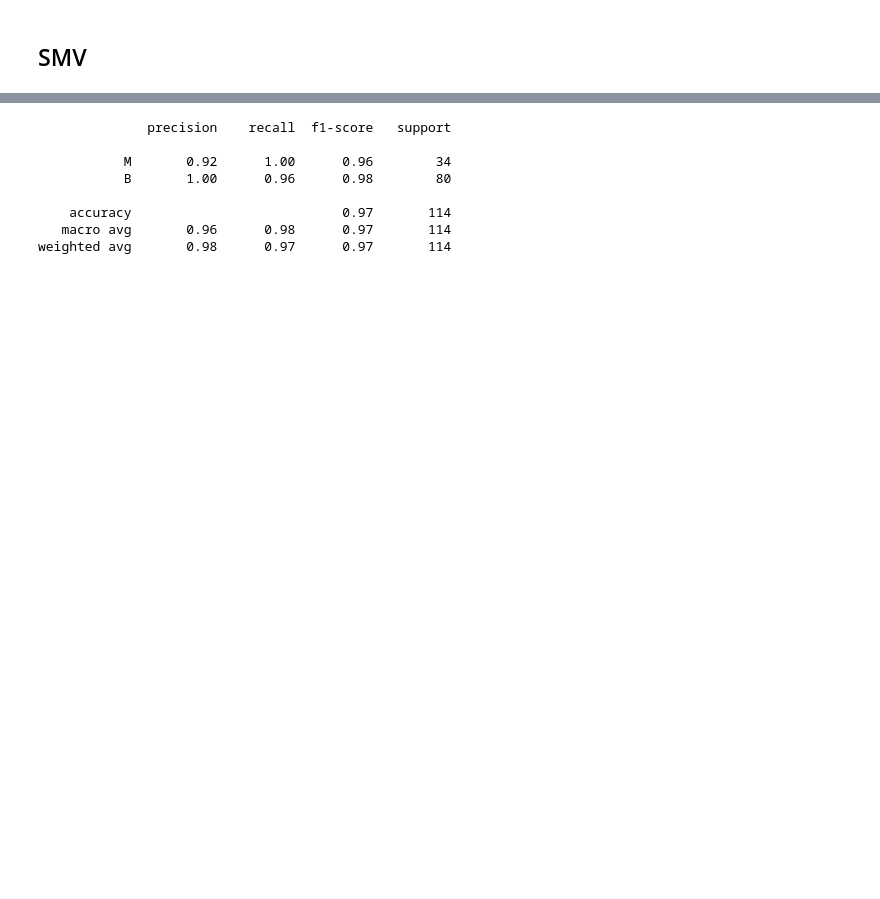
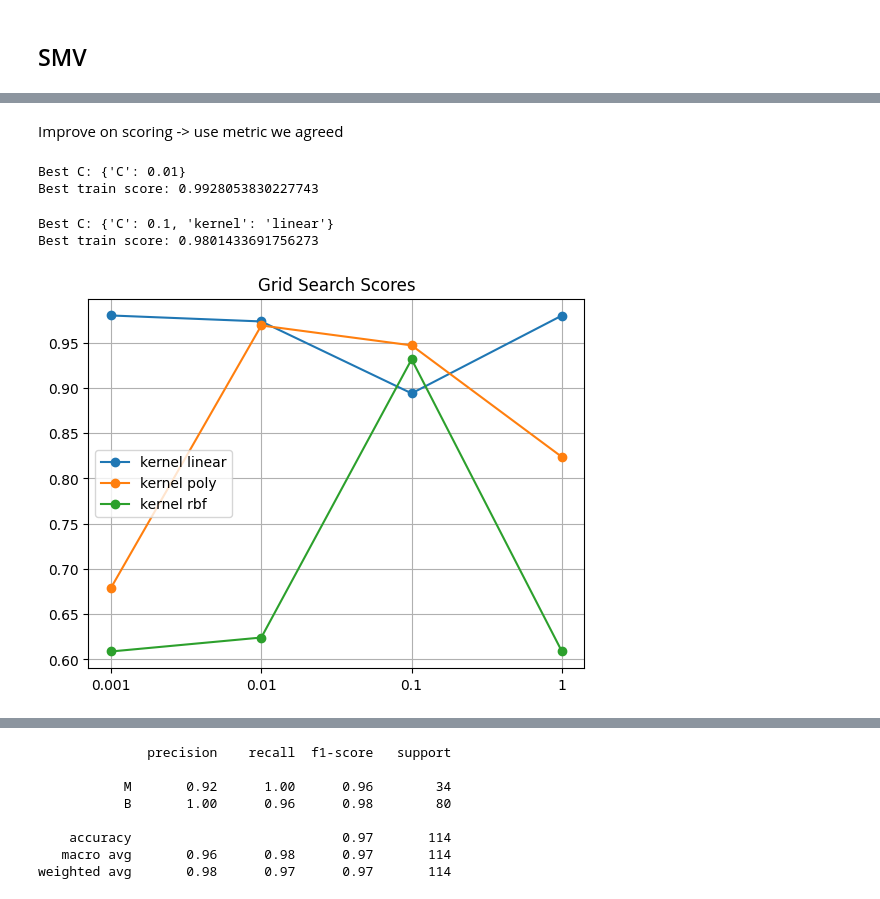
Before and after one commit to a-matson/DST_ASS1, a Jupyter notebook: report.ipynb, the cells around one changed output, grey strips where cells are left out. Cells and saved outputs as stored; diff of their text form; code cells hidden in the pictures; blank space fills up the shorter version.

```diff
--- a/report.ipynb
+++ b/report.ipynb
@@ -204,0 +249,6 @@ explain why we do SVC
+# %%
+lin_svc = LinearSVC()
+grid_svc = GridSearchCV(lin_svc, {'C':[1, .1, .01, .001]}, cv=4) # GridSearchCV rely on an internal scoring strategy
+grid_svc.fit(X_train_scaled, y_train.values.ravel())
+print("Best C:", grid_svc.best_params_)
+print("Best train score:", grid_svc.best_score_)
@@ -204,0 +260,7 @@ explain why we do SVC
+# %%
+params_svc = {
+    'C': [1, .1, .01, .001],
+    'kernel': ['linear', 'poly', 'rbf']
+}
+# %% [markdown]
+Improve on scoring -> use metric we agreed
@@ -204,0 +293,41 @@ explain why we do SVC
+# %%
+lin_svc = LinearSVC()
+grid_svc = GridSearchCV(lin_svc, {'C':[1, .1, .01, .001]}, cv=4, scoring='recall', return_train_score=True)
+grid_svc.fit(X_train_scaled, y_train.values.ravel())
+print("Best C:", grid_svc.best_params_)
+print("Best train score:", grid_svc.best_score_)
+# %% [output]
+Best C: {'C': 0.01}
+Best train score: 0.9928053830227743
+# %%
+def gridSearch(scoring):
+  grid_svc = GridSearchCV(SVC(), params_svc, scoring=scoring, cv=15)
+  grid_svc.fit(X_train_scaled, y_train.values.ravel())
+  print("Best C:", grid_svc.best_params_)
+  print("Best train score:", grid_svc.best_score_)
+  cv_results = grid_svc.cv_results_
+
+  scores_mean = np.array(cv_results['mean_test_score']).reshape(len(params_svc['kernel']),len(params_svc['C']))
+  scores_sd = np.array(cv_results['std_test_score']).reshape(len(params_svc['kernel']),len(params_svc['C']))
+
+  # Plot Grid search scores
+  _, ax = plt.subplots(1,1)
+
+  xaxis = np.log(params_svc['C']) # scale x-axis
+
+  # Param1 is the X-axis, Param 2 is represented as a different curve (color line)
+  for idx, val in enumerate(params_svc['kernel']):
+      ax.plot(xaxis, scores_mean[idx,:], '-o', label= f'kernel {val}')
+
+  plt.xticks(xaxis, params_svc['C'])
+  ax.set_title("Grid Search Scores")
+  ax.legend()
+  # plt.xticks([for x in params_svc[]])
+  ax.grid('on')
+  return grid_svc
+# %%
+grid_svc_acc = gridSearch('accuracy')
+# %% [output]
+Best C: {'C': 0.1, 'kernel': 'linear'}
+Best train score: 0.9801433691756273
+[figure, added]
```
Also changed, not shown: parts of 47 cells of this notebook.
